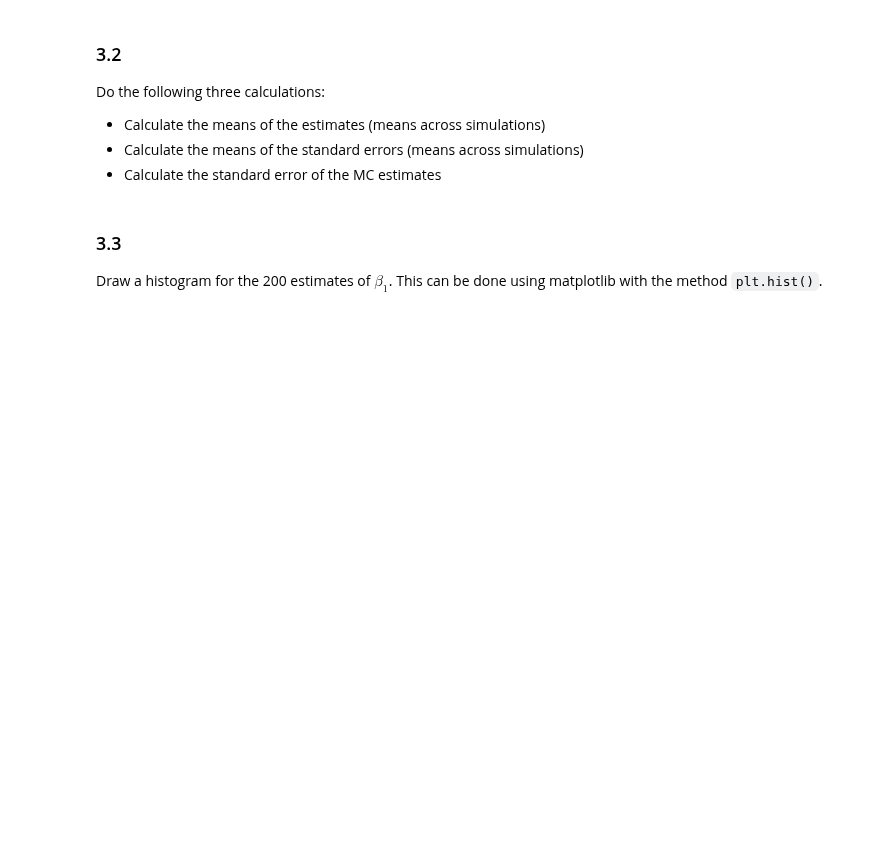
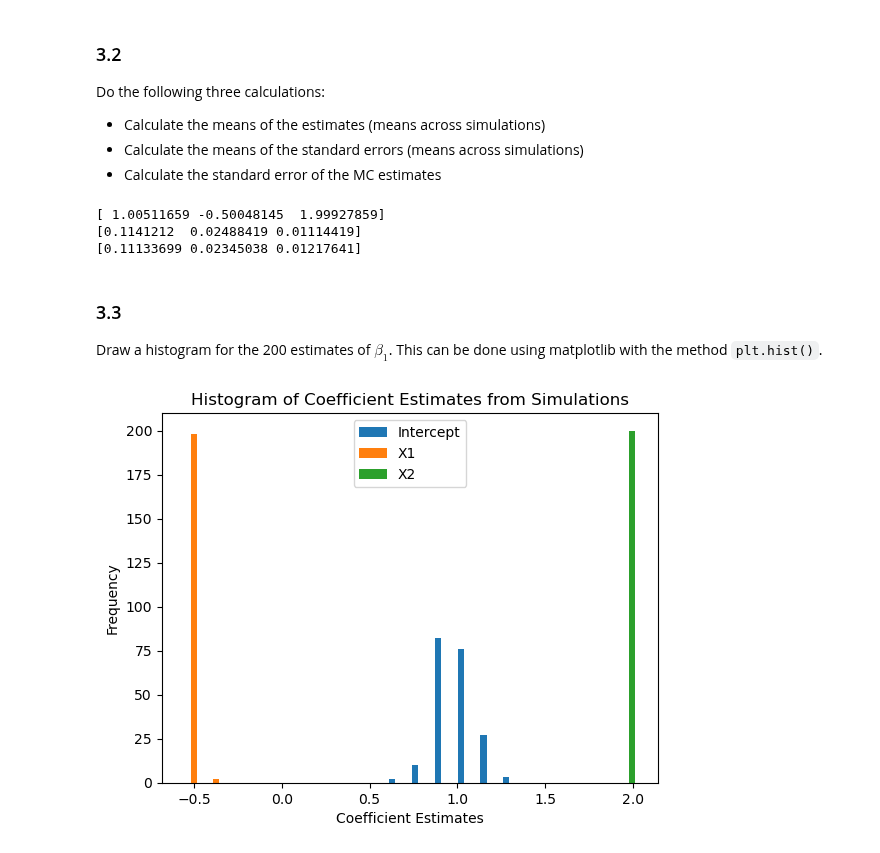
Before and after one commit to anl1313/AME_2025, a Jupyter notebook: Excercise classes/Class 1/w1_ex_ante (Freja).ipynb, the cells around one changed output. Saved outputs shown, nothing was run; the diff lists cells and outputs as text; code cells hidden in the pictures; blank space fills up the shorter version.

```diff
--- a/Excercise classes/Class 1/w1_ex_ante (Freja).ipynb
+++ b/Excercise classes/Class 1/w1_ex_ante (Freja).ipynb
@@ -329,20 +334,23 @@ where $SSR = \sum_{i=0}^{N - 1} \hat{u}^2_i$, $N$ is the number of observations,
 ### 2.3
 Estimate $\boldsymbol{\hat{\beta}}$ from the synthetic data set. Furthermore, calculate standard errors and t-values (assuming that the assumptions of the classical linear regression model are satisfied).
 # %%
+#Define a function that estimates the OLS coefficients, their standard errors and t-values
 def ols_estimation(y, X):
     # Make sure that y and X are 2-D.
     y = y.reshape(-1, 1)
     if len(X.shape)<2:
         X = X.reshape(-1, 1)
 
-    # Estimate beta
-    b_hat =  # Fill in here
+    # Estimate beta as b_hat = (X'X)^(-1)X'y
+    b_hat = la.inv(X.T @ X) @ X.T @ y
 
-    # Calculate standard errors
-    residual = # Fill in here
-    sigma = # Fill in here
-    varb = # Fill in here
-    se = # Fill in here
+    # Calculate residuals, u
+    residual = y-X.dot(b_hat)
+    #Calculate sigma
+    sigma = np.sqrt((residual.T.dot(residual) / (n - X.shape[1]))).item()
+    #Calculate variance and standard errors of b_hat
+    var_b = sigma**2 * la.inv(X.T.dot(X)).diagonal()
+    se = np.sqrt(var_b)
 
     # Calculate t-values
     t_values = b_hat/se
@@ -350,3 +358,8 @@ def ols_estimation(y, X):
     return b_hat, se, t_values
 
 b_hat, se, t_values = ols_estimation(y, X)
+print(b_hat)
+print("-----")
+print(se)
+print("-----")
+print(t_values)
@@ -421,20 +471,20 @@ s = 200
 n = 100
 
 # Allocate memory for arrays to later fill
-b_coeffs = np.zeros((s, b.size))
-b_ses = np.zeros((s, b.size))
+b_coeffs = np.zeros((s, beta.size))
+b_ses = np.zeros((s, beta.size))
 
 for i in range(s):
     # Generate data
-    X, eps = # Fill in here
-    y = # Fill in here
+    X, eps = random_draws(n)
+    y = X @ beta + eps
 
     # Estimate coefficients and variance
-    b_hat, se, t_values = # Fill in here
+    b_hat, se, t_values = ols_estimation(y, X)
 
     # Store estimates
-    b_coeffs[i, :] = # Fill in here
-    b_ses[i, :] = # Fill in here
+    b_coeffs[i, :] = b_hat.flatten()
+    b_ses[i, :] = se.flatten()
 
 # Make sure that there are no more zeros left in the arrays.
 assert np.all(b_coeffs) and np.all(b_ses), 'Not all coefficients or standard errors are non-zero.'
@@ -451,3 +523,14 @@ mean_mc_se = # Fill in here
+# %%
+mean_b_hat = b_coeffs.mean(axis=0)
+mean_b_se = b_ses.mean(axis=0)
+mean_mc_se = b_coeffs.std(axis=0)
+print(mean_b_hat)
+print(mean_b_se)
+print(mean_mc_se)
+# %% [output]
+[ 1.00511659 -0.50048145  1.99927859]
+[0.1141212  0.02488419 0.01114419]
+[0.11133699 0.02345038 0.01217641]
 # %% [markdown]
 ### 3.3
 Draw a histogram for the 200 estimates of $\beta_1$. This can be done using matplotlib with the method `plt.hist()`.
@@ -455,0 +537,10 @@ Draw a histogram for the 200 estimates of $\beta_1$. This can be done using matp
+# %%
+#Draw histograms of the estimates of beta using plt.hist()
+plt.hist(b_coeffs, bins=20, label=['Intercept', 'X1', 'X2'])
+plt.xlabel('Coefficient Estimates')
+plt.ylabel('Frequency')
+plt.title('Histogram of Coefficient Estimates from Simulations')
+plt.legend()
+plt.show()
+# %% [output]
+[figure, added]
```
Also changed, not shown: parts of 13 cells of this notebook.
